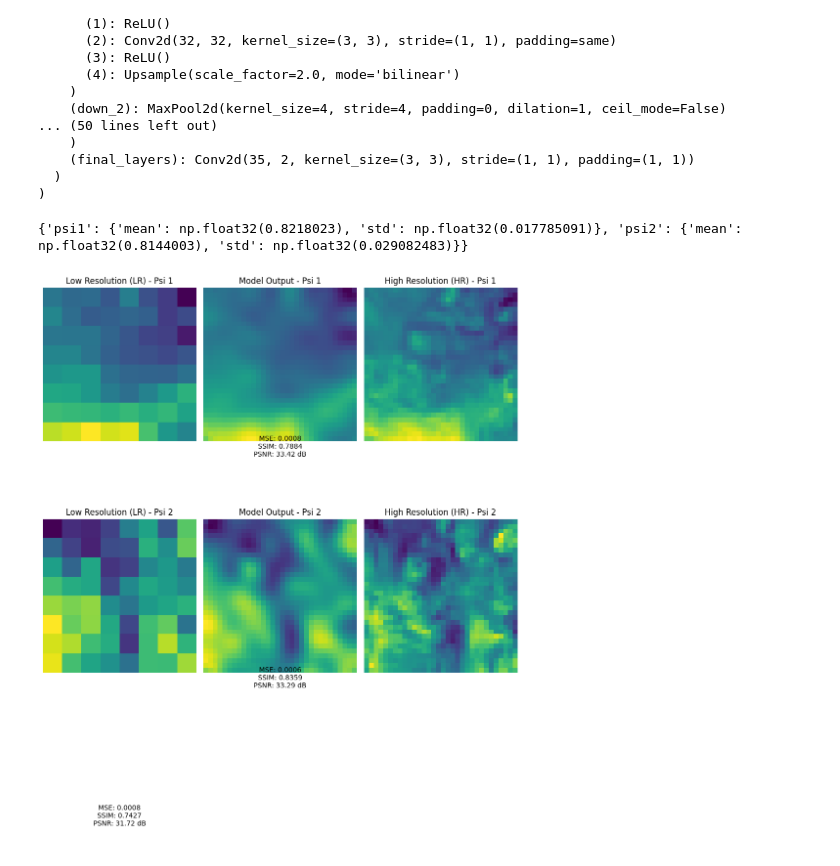
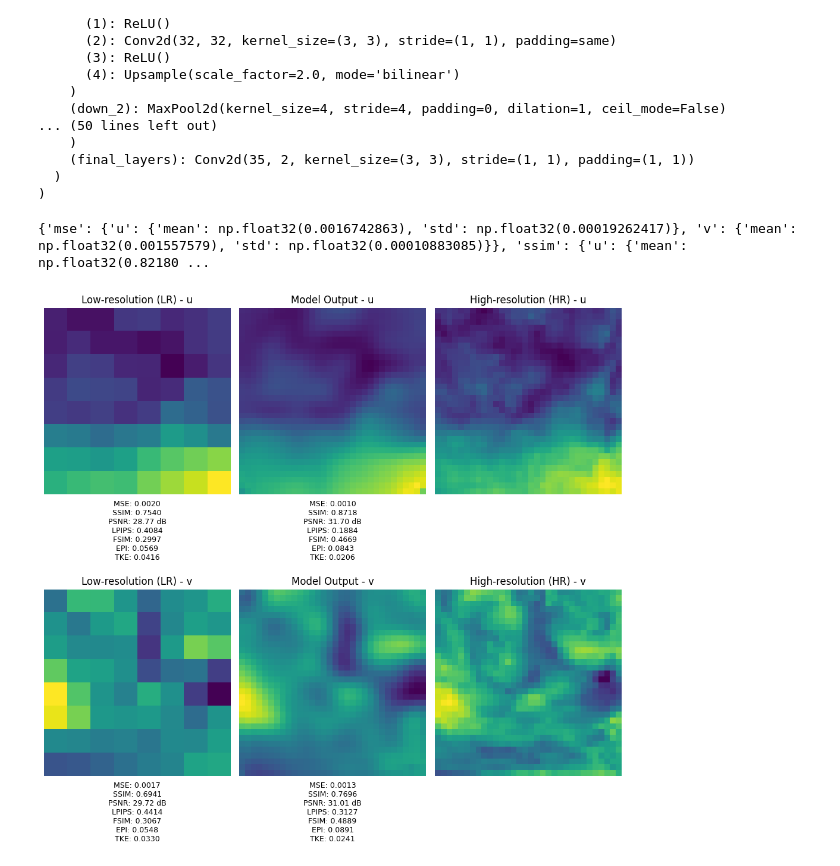
Before and after one commit to vinicius-rabello/tese-vinicius, a Jupyter notebook: evaluate_model.ipynb, the cells around one changed output. Drawn from its saved outputs; the diff is of its cells as text; code cells hidden in the pictures.

Commit message:
scripts to compute metrics over test set

```diff
--- a/evaluate_model.ipynb
+++ b/evaluate_model.ipynb
@@ -86,9 +93,9 @@ def evaluate_model(model, test_loader, device):
     return results
 # %%
 results = evaluate_model(model, test_loader, device)
-print(results['ssim'])
+print(results)
 # %% [output]
-{'psi1': {'mean': np.float32(0.8218023), 'std': np.float32(0.017785091)}, 'psi2': {'mean': np.float32(0.8144003), 'std': np.float32(0.029082483)}}
+{'mse': {'u': {'mean': np.float32(0.0016742863), 'std': np.float32(0.00019262417)}, 'v': {'mean': np.float32(0.001557579), 'std': np.float32(0.00010883085)}}, 'ssim': {'u': {'mean': np.float32(0.82180 ...
 # %%
 import matplotlib.pyplot as plt
 import random
@@ -96,42 +103,58 @@ import random
 random_idx = random.randint(0, len(test_dataset) - 1)
 lr, hr = test_dataset[random_idx]
 lr, hr = lr.unsqueeze(0).to(device), hr.unsqueeze(0).to(device)
 output = model(lr)
 
 fig, axes = plt.subplots(2, 3, figsize=(10, 10))
 
 for channel in range(2):
+    channel_label = 'u' if channel == 0 else 'v'
     axes[channel, 0].imshow(lr[0][channel].cpu().numpy())
-    axes[channel, 0].set_title(f'Low Resolution (LR) - Psi {channel+1}')
+    axes[channel, 0].set_title(f'Low-resolution (LR) - {channel_label}')
     axes[channel, 0].axis('off')
 
     axes[channel, 1].imshow(output[0][channel].detach().cpu().numpy())
-    axes[channel, 1].set_title(f'Model Output - Psi {channel+1}')
+    axes[channel, 1].set_title(f'Model Output - {channel_label}')
     axes[channel, 1].axis('off')
 
     axes[channel, 2].imshow(hr[0][channel].cpu().numpy())
-    axes[channel, 2].set_title(f'High Resolution (HR) - Psi {channel+1}')
+    axes[channel, 2].set_title(f'High-resolution (HR) - {channel_label}')
     axes[channel, 2].axis('off')
 
-    # Compute and display metrics
+    # Compute and display metrics for LR vs HR
     mse_value = mseLoss(lr.detach(), hr.detach(), channel, 0)
     ssim_value = ssimLoss(lr.detach(), hr.detach(), channel, 0)
     psnr_value = psnrLoss(lr.detach(), hr.detach(), channel, 0)
-    axes[channel, 0].text(0.5, 10, f'MSE: {mse_value:.4f}\nSSIM: {ssim_value:.4f}\nPSNR: {psnr_value:.2f} dB',
+    lpips_value = lpipsLoss(lr.detach(), hr.detach(), channel, 0)
+    fsim_value = fsimLoss(lr.detach(), hr.detach(), channel, 0)
+    epi_value = epiLoss(lr.detach(), hr.detach(), channel, 0)
+    tke_value = LossTKE(lr.detach(), hr.detach(), channel, 0)
+
+    axes[channel, 0].text(0.5, -0.35,
+                          f'MSE: {mse_value:.4f}\nSSIM: {ssim_value:.4f}\nPSNR: {psnr_value:.2f} dB\n'
+                          f'LPIPS: {lpips_value:.4f}\nFSIM: {fsim_value:.4f}\nEPI: {epi_value:.4f}\nTKE: {tke_value:.4f}',
                           transform=axes[channel, 0].transAxes,
-                          ha='center', fontsize=10)
+                          ha='center', fontsize=9)
 
+    # Compute and display metrics for Output vs HR
     mse_value = mseLoss(output.detach(), hr.detach(), channel, 0)
     ssim_value = ssimLoss(output.detach(), hr.detach(), channel, 0)
     psnr_value = psnrLoss(output.detach(), hr.detach(), channel, 0)
-    axes[channel, 1].text(0.5, -0.1, f'MSE: {mse_value:.4f}\nSSIM: {ssim_value:.4f}\nPSNR: {psnr_value:.2f} dB',
+    lpips_value = lpipsLoss(output.detach(), hr.detach(), channel, 0)
+    fsim_value = fsimLoss(output.detach(), hr.detach(), channel, 0)
+    epi_value = epiLoss(output.detach(), hr.detach(), channel, 0)
+    tke_value = LossTKE(output.detach(), hr.detach(), channel, 0)
+
+    axes[channel, 1].text(0.5, -0.35,
+                          f'MSE: {mse_value:.4f}\nSSIM: {ssim_value:.4f}\nPSNR: {psnr_value:.2f} dB\n'
+                          f'LPIPS: {lpips_value:.4f}\nFSIM: {fsim_value:.4f}\nEPI: {epi_value:.4f}\nTKE: {tke_value:.4f}',
                           transform=axes[channel, 1].transAxes,
-                          ha='center', fontsize=10)
+                          ha='center', fontsize=9)
 
 plt.tight_layout()
 plt.show()
 # %% [output]
-[figure, old version]
+[figure, new version]
 # %%
 psnrLoss(output.detach(), hr.detach(), 1, 0)
 # %% [output]
```
Also changed, not shown: parts of 2 cells of this notebook, 2 other files.
